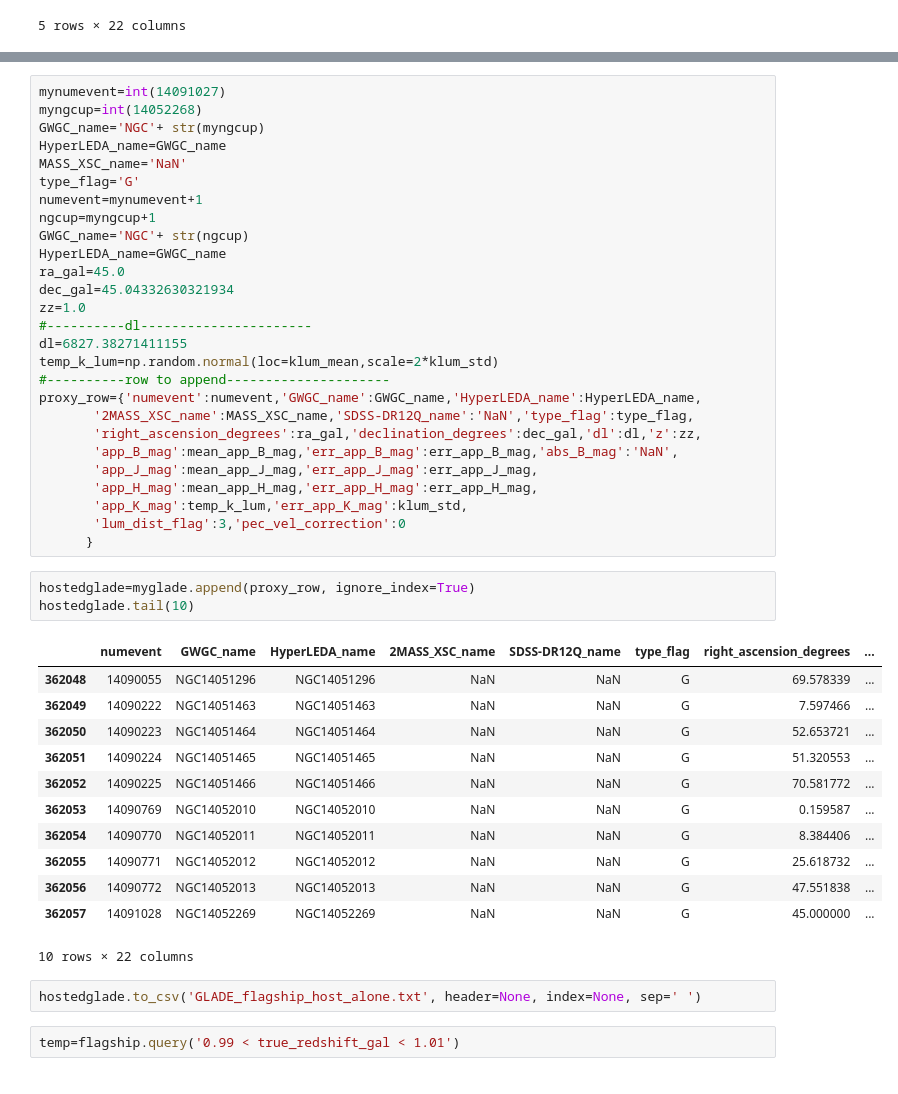
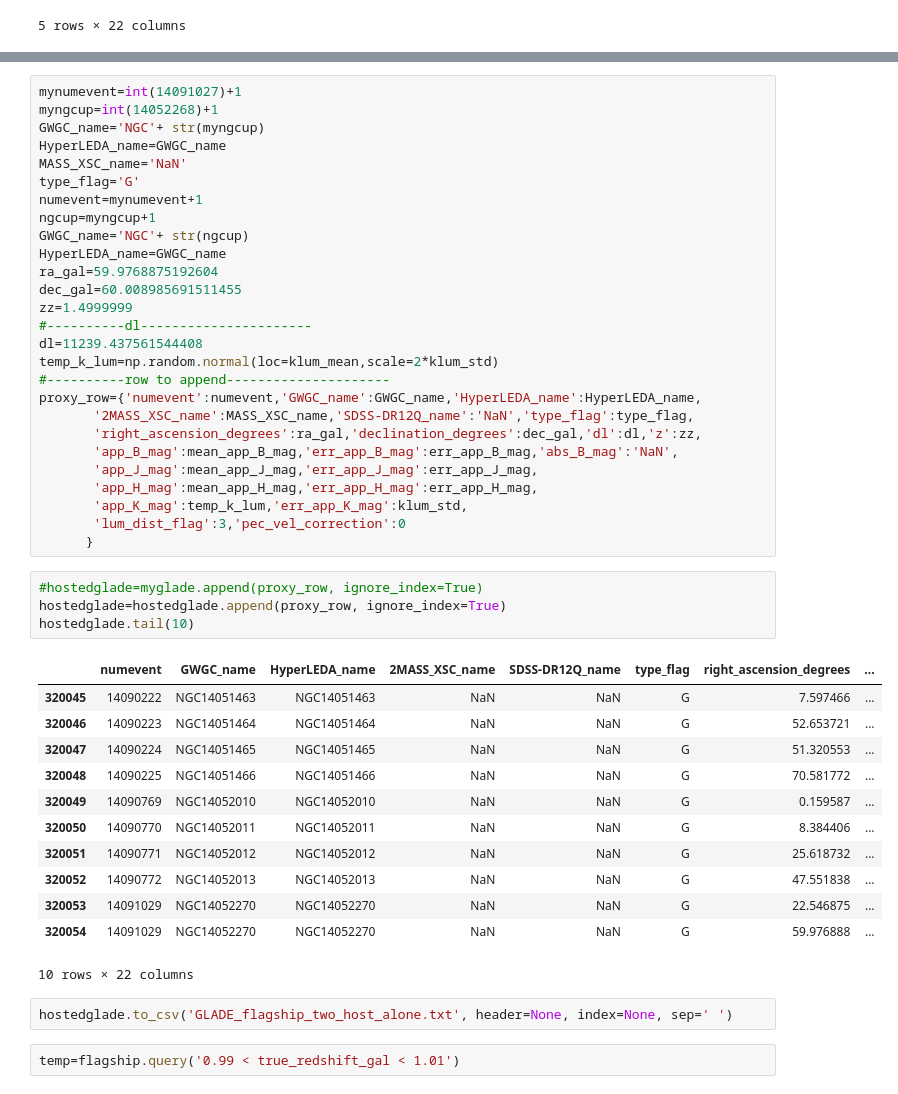
Before and after one commit to RCianca/DarkSirensStat, a Jupyter notebook: ProxyGenerator/GLADE-inator.ipynb, the cells around one changed output, grey strips where cells are left out. Drawn from its saved outputs; the diff is of its cells as text.

Commit message:
first attempt two alone

```diff
--- a/ProxyGenerator/GLADE-inator.ipynb
+++ b/ProxyGenerator/GLADE-inator.ipynb
@@ -497,6 +470,6 @@ myglade.shape[0]
 # %%
-mynumevent=int(14091027)
-myngcup=int(14052268)
+mynumevent=int(14091027)+1
+myngcup=int(14052268)+1
 GWGC_name='NGC'+ str(myngcup)
 HyperLEDA_name=GWGC_name
 MASS_XSC_name='NaN'
@@ -505,11 +478,11 @@ numevent=mynumevent+1
 ngcup=myngcup+1
 GWGC_name='NGC'+ str(ngcup)
 HyperLEDA_name=GWGC_name
-ra_gal=45.0
-dec_gal=45.04332630321934
-zz=1.0
+ra_gal=59.9768875192604
+dec_gal=60.008985691511455
+zz=1.4999999
 #----------dl----------------------
-dl=6827.38271411155
+dl=11239.437561544408
 temp_k_lum=np.random.normal(loc=klum_mean,scale=2*klum_std)
 #----------row to append---------------------
 proxy_row={'numevent':numevent,'GWGC_name':GWGC_name,'HyperLEDA_name':HyperLEDA_name,
@@ -522,23 +495,24 @@ proxy_row={'numevent':numevent,'GWGC_name':GWGC_name,'HyperLEDA_name':HyperLEDA_
        'lum_dist_flag':3,'pec_vel_correction':0
       }
 # %%
-hostedglade=myglade.append(proxy_row, ignore_index=True)
+#hostedglade=myglade.append(proxy_row, ignore_index=True)
+hostedglade=hostedglade.append(proxy_row, ignore_index=True)
 hostedglade.tail(10)
 # %% [output]
 |  | numevent | GWGC_name | HyperLEDA_name | 2MASS_XSC_name | SDSS-DR12Q_name | type_flag | right_ascension_degrees | ... |
-| 362048 | 14090055 | NGC14051296 | NGC14051296 | NaN | NaN | G | 69.578339 | ... |
-| 362049 | 14090222 | NGC14051463 | NGC14051463 | NaN | NaN | G | 7.597466 | ... |
-| 362050 | 14090223 | NGC14051464 | NGC14051464 | NaN | NaN | G | 52.653721 | ... |
-| 362051 | 14090224 | NGC14051465 | NGC14051465 | NaN | NaN | G | 51.320553 | ... |
-| 362052 | 14090225 | NGC14051466 | NGC14051466 | NaN | NaN | G | 70.581772 | ... |
-| 362053 | 14090769 | NGC14052010 | NGC14052010 | NaN | NaN | G | 0.159587 | ... |
-| 362054 | 14090770 | NGC14052011 | NGC14052011 | NaN | NaN | G | 8.384406 | ... |
-| 362055 | 14090771 | NGC14052012 | NGC14052012 | NaN | NaN | G | 25.618732 | ... |
-| 362056 | 14090772 | NGC14052013 | NGC14052013 | NaN | NaN | G | 47.551838 | ... |
-| 362057 | 14091028 | NGC14052269 | NGC14052269 | NaN | NaN | G | 45.000000 | ... |
+| 320045 | 14090222 | NGC14051463 | NGC14051463 | NaN | NaN | G | 7.597466 | ... |
+| 320046 | 14090223 | NGC14051464 | NGC14051464 | NaN | NaN | G | 52.653721 | ... |
+| 320047 | 14090224 | NGC14051465 | NGC14051465 | NaN | NaN | G | 51.320553 | ... |
+| 320048 | 14090225 | NGC14051466 | NGC14051466 | NaN | NaN | G | 70.581772 | ... |
+| 320049 | 14090769 | NGC14052010 | NGC14052010 | NaN | NaN | G | 0.159587 | ... |
+| 320050 | 14090770 | NGC14052011 | NGC14052011 | NaN | NaN | G | 8.384406 | ... |
+| 320051 | 14090771 | NGC14052012 | NGC14052012 | NaN | NaN | G | 25.618732 | ... |
+| 320052 | 14090772 | NGC14052013 | NGC14052013 | NaN | NaN | G | 47.551838 | ... |
+| 320053 | 14091029 | NGC14052270 | NGC14052270 | NaN | NaN | G | 22.546875 | ... |
+| 320054 | 14091029 | NGC14052270 | NGC14052270 | NaN | NaN | G | 59.976888 | ... |
 10 rows × 22 columns
 # %%
-hostedglade.to_csv('GLADE_flagship_host_alone.txt', header=None, index=None, sep=' ')
+hostedglade.to_csv('GLADE_flagship_two_host_alone.txt', header=None, index=None, sep=' ')
 # %%
 temp=flagship.query('0.99 < true_redshift_gal < 1.01')
 # %%
```
Also changed, not shown: parts of 12 cells of this notebook, 3 other files.
